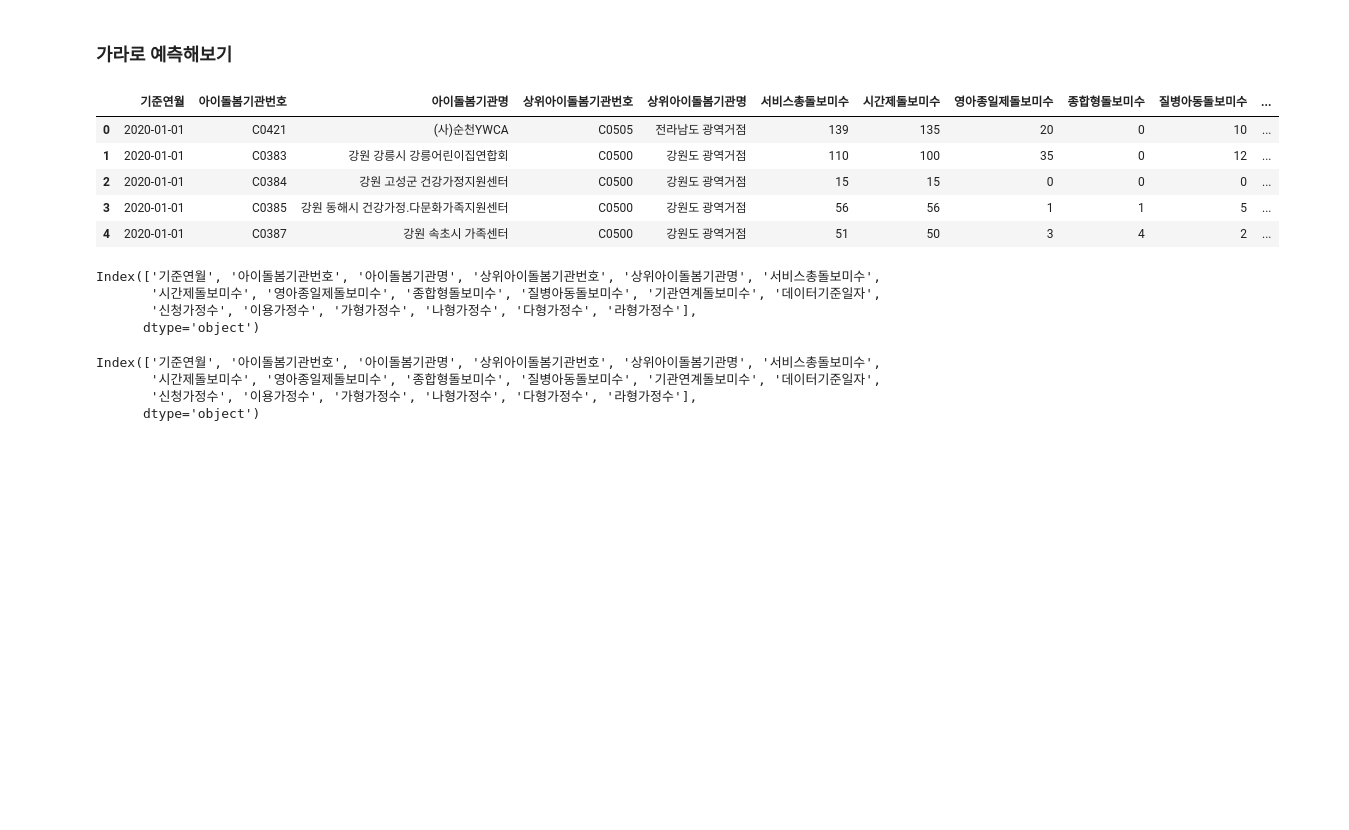
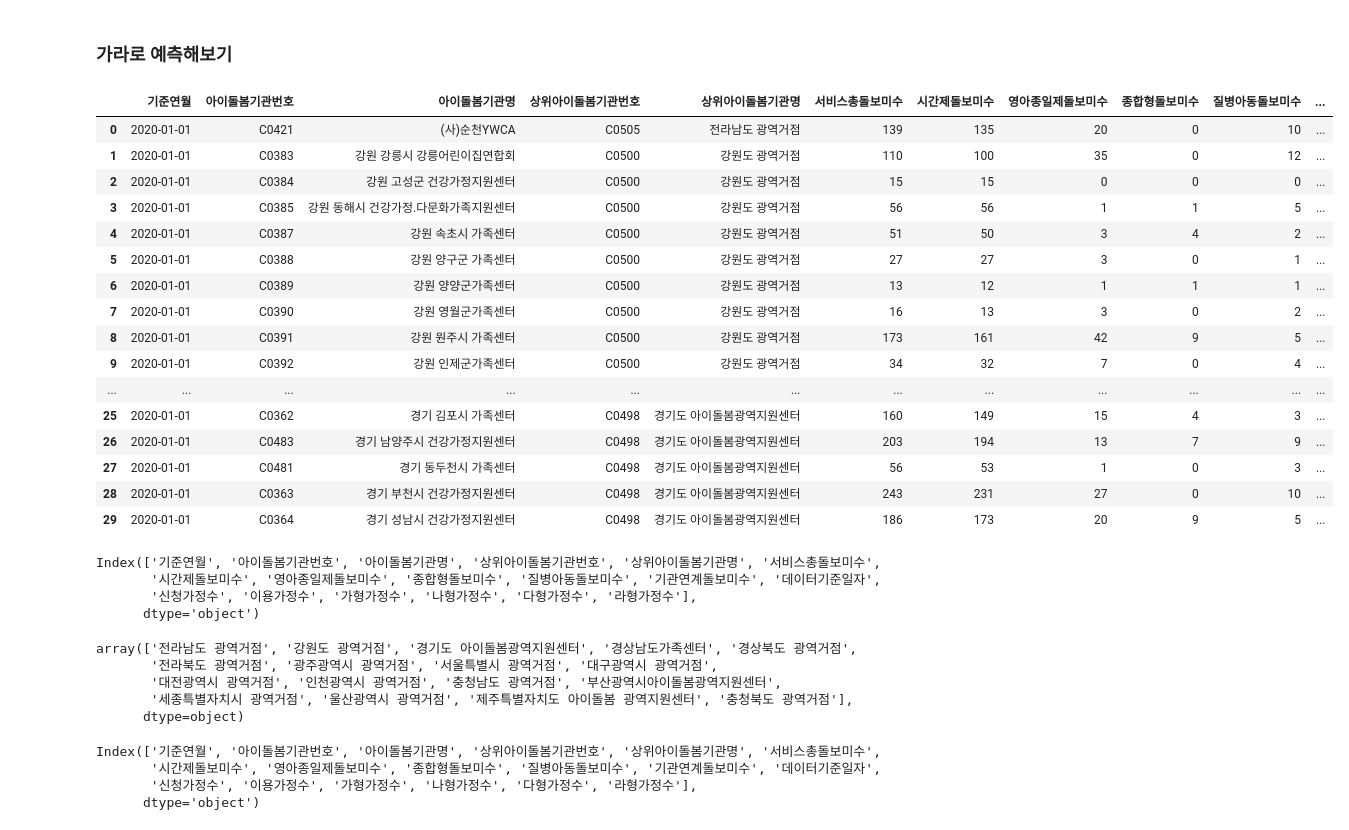
Before and after one commit to CodeArt-Team/MLcompetetion, a Jupyter notebook: 공모전/서울GovTech/돌봄서비스/데이터 읽어오기_jihwan.ipynb, the cells around one changed output. Saved outputs shown, nothing was run; the diff lists cells and outputs as text; code cells hidden in the pictures; blank space fills up the shorter version.

```diff
--- a/공모전/서울GovTech/돌봄서비스/데이터 읽어오기_jihwan.ipynb
+++ b/공모전/서울GovTech/돌봄서비스/데이터 읽어오기_jihwan.ipynb
@@ -705,14 +705,25 @@ data36.tail()
 ### 가라로 예측해보기
 # %%
 xg_test=pd.read_csv("데이터파일/jihwan_예측율_test/merged_manager_apply.csv")
-xg_test.head()
+xg_test.head(30)
 # %% [output]
 |  | 기준연월 | 아이돌봄기관번호 | 아이돌봄기관명 | 상위아이돌봄기관번호 | 상위아이돌봄기관명 | 서비스총돌보미수 | 시간제돌보미수 | 영아종일제돌보미수 | 종합형돌보미수 | 질병아동돌보미수 | ... |
 | 0 | 2020-01-01 | C0421 | (사)순천YWCA | C0505 | 전라남도 광역거점 | 139 | 135 | 20 | 0 | 10 | ... |
 | 1 | 2020-01-01 | C0383 | 강원 강릉시 강릉어린이집연합회 | C0500 | 강원도 광역거점 | 110 | 100 | 35 | 0 | 12 | ... |
 | 2 | 2020-01-01 | C0384 | 강원 고성군 건강가정지원센터 | C0500 | 강원도 광역거점 | 15 | 15 | 0 | 0 | 0 | ... |
 | 3 | 2020-01-01 | C0385 | 강원 동해시 건강가정.다문화가족지원센터 | C0500 | 강원도 광역거점 | 56 | 56 | 1 | 1 | 5 | ... |
 | 4 | 2020-01-01 | C0387 | 강원 속초시 가족센터 | C0500 | 강원도 광역거점 | 51 | 50 | 3 | 4 | 2 | ... |
+| 5 | 2020-01-01 | C0388 | 강원 양구군 가족센터 | C0500 | 강원도 광역거점 | 27 | 27 | 3 | 0 | 1 | ... |
+| 6 | 2020-01-01 | C0389 | 강원 양양군가족센터 | C0500 | 강원도 광역거점 | 13 | 12 | 1 | 1 | 1 | ... |
+| 7 | 2020-01-01 | C0390 | 강원 영월군가족센터 | C0500 | 강원도 광역거점 | 16 | 13 | 3 | 0 | 2 | ... |
+| 8 | 2020-01-01 | C0391 | 강원 원주시 가족센터 | C0500 | 강원도 광역거점 | 173 | 161 | 42 | 9 | 5 | ... |
+| 9 | 2020-01-01 | C0392 | 강원 인제군가족센터 | C0500 | 강원도 광역거점 | 34 | 32 | 7 | 0 | 4 | ... |
+| ... | ... | ... | ... | ... | ... | ... | ... | ... | ... | ... | ... |
+| 25 | 2020-01-01 | C0362 | 경기 김포시 가족센터 | C0498 | 경기도 아이돌봄광역지원센터 | 160 | 149 | 15 | 4 | 3 | ... |
+| 26 | 2020-01-01 | C0483 | 경기 남양주시 건강가정지원센터 | C0498 | 경기도 아이돌봄광역지원센터 | 203 | 194 | 13 | 7 | 9 | ... |
+| 27 | 2020-01-01 | C0481 | 경기 동두천시 가족센터 | C0498 | 경기도 아이돌봄광역지원센터 | 56 | 53 | 1 | 0 | 3 | ... |
+| 28 | 2020-01-01 | C0363 | 경기 부천시 건강가정지원센터 | C0498 | 경기도 아이돌봄광역지원센터 | 243 | 231 | 27 | 0 | 10 | ... |
+| 29 | 2020-01-01 | C0364 | 경기 성남시 건강가정지원센터 | C0498 | 경기도 아이돌봄광역지원센터 | 186 | 173 | 20 | 9 | 5 | ... |
 # %%
 xg_test.columns
 # %% [output]
@@ -720,6 +731,14 @@ Index(['기준연월', '아이돌봄기관번호', '아이돌봄기관명', '상
        '시간제돌보미수', '영아종일제돌보미수', '종합형돌보미수', '질병아동돌보미수', '기관연계돌보미수', '데이터기준일자',
        '신청가정수', '이용가정수', '가형가정수', '나형가정수', '다형가정수', '라형가정수'],
       dtype='object')
+# %%
+xg_test['상위아이돌봄기관명'].unique()
+# %% [output]
+array(['전라남도 광역거점', '강원도 광역거점', '경기도 아이돌봄광역지원센터', '경상남도가족센터', '경상북도 광역거점',
+       '전라북도 광역거점', '광주광역시 광역거점', '서울특별시 광역거점', '대구광역시 광역거점',
+       '대전광역시 광역거점', '인천광역시 광역거점', '충청남도 광역거점', '부산광역시아이돌봄광역지원센터',
+       '세종특별자치시 광역거점', '울산광역시 광역거점', '제주특별자치도 아이돌봄 광역지원센터', '충청북도 광역거점'],
+      dtype=object)
 # %%
 xg_test["신청가정수"]=xg_test["신청가정수"].fillna(0)
 # %%
```
Also changed, not shown: parts of 17 cells of this notebook, 2 other files.
